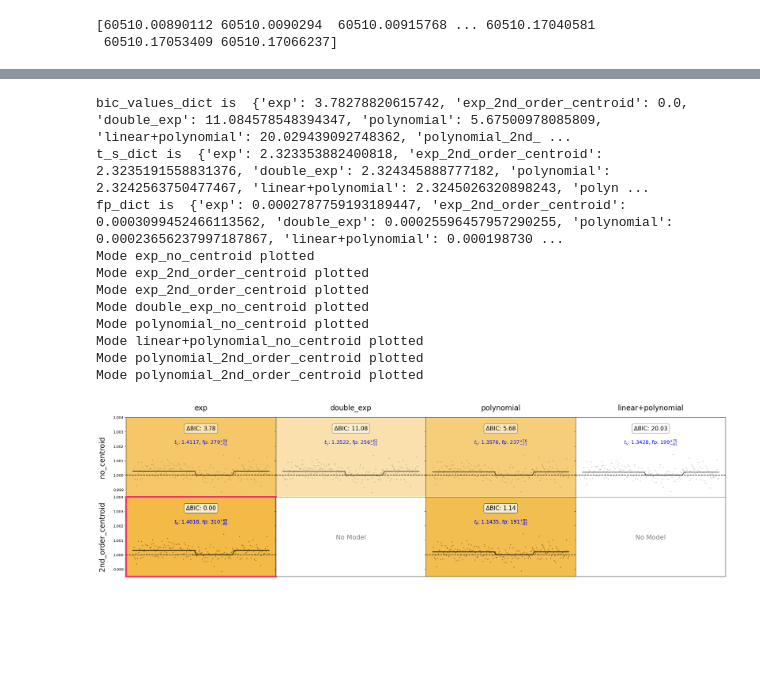
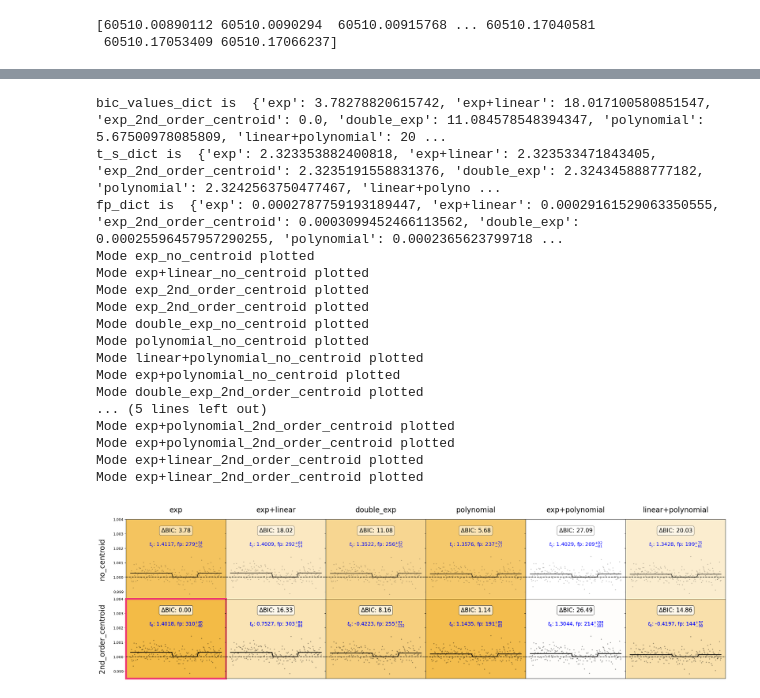
Before and after one commit to arocho11/MIRI_Eclipse_Photometry_Analysis, a Jupyter notebook: make_compare_plot_e3.ipynb, the cells around one changed output, grey strips where cells are left out. Drawn from its saved outputs; the diff is of its cells as text; code cells hidden in the pictures; blank space fills up the shorter version.

```diff
--- a/make_compare_plot_e3.ipynb
+++ b/make_compare_plot_e3.ipynb
@@ -90,7 +90,7 @@ def extract_mcmc_parameters(file_path):
 
 #models = ['linear', 'exp', 'exp+linear', 'exp+polynomial', 'polynomial', 'exp_2nd_order_centroid']
 #models = ['exp', 'polynomial', 'linear+polynomial','polynomial_2nd_order_centroid']
-models = ['exp', 'exp_2nd_order_centroid', 'double_exp', 'polynomial', 'linear+polynomial', 'double_exp_2nd_order_centroid', 'polynomial_2nd_order_centroid']
+models = ['exp', 'exp+linear', 'exp_2nd_order_centroid', 'double_exp', 'polynomial', 'linear+polynomial', 'exp+polynomial', 'double_exp_2nd_order_centroid', 'polynomial_2nd_order_centroid', 'linear+polynomial_2nd_order_centroid', 'exp+polynomial_2nd_order_centroid', 'exp+linear_2nd_order_centroid']
 parameters = {model: [] for model in models}
 
 for model in models:
@@ -107,5 +113,5 @@ polynomial_2nd_order_centroid {'t_s': {'value': 2.327823719724754, 'plus_err': 0
 # %%
-cols = ['exp', 'double_exp', 'polynomial', 'linear+polynomial']
+cols = ['exp', 'exp+linear', 'double_exp', 'polynomial', 'exp+polynomial', 'linear+polynomial']
 rows = ['no_centroid', '2nd_order_centroid'] #'1st_order_centroid',
 minflux = 0.9985
 maxflux = 1.004
@@ -172,6 +178,11 @@ for model in models:
         detec1 = detec_model_poly(centroid_x, centroid_y, c1, c2, c3, c4, c5, c6)
         detec2 = detec_model(time, [t_s, fp, c7, c8, c9, c10, c11, sigF], 'exp+linear')
         detec[model] = detec1*detec2
+    elif model == 'linear+polynomial_2nd_order_centroid':
+        t_s, fp, c1, c2, c3, c4, c5, c6, c7, c8, c9, c10, c11, c12, sigF, RMS, chi2, BIC, RMS2 = [param['value'] for param in parameters['linear+polynomial_2nd_order_centroid'].values()]
+        detec1 = detec_model_poly(centroid_x, centroid_y, c1, c2, c3, c4, c5, c6)
+        detec2 = detec_model(time, [t_s, fp, c7, c8, c9, c10, c11, c12, sigF], 'linear+polynomial')
+        detec[model] = detec1*detec2
     elif model == 'polynomial_2nd_order_centroid':
         t_s, fp, c1, c2, c3, c4, c5, c6, c7, c8, c9, c10, sigF, RMS, chi2, BIC, RMS2 = [param['value'] for param in parameters['polynomial_2nd_order_centroid'].values()]
         detec1 = detec_model_poly(centroid_x, centroid_y, c1, c2, c3, c4, c5, c6)
@@ -181,39 +192,45 @@ for model in models:
         t_s, fp, c1, c2, c3, c4, c5, c6, c7, c8, c9, c10, sigF, RMS, chi2, BIC, RMS2 = [param['value'] for param in parameters['double_exp_2nd_order_centroid'].values()]
         detec1 = detec_model_poly(centroid_x, centroid_y, c1, c2, c3, c4, c5, c6)
         detec2 = detec_model(time, [t_s, fp, c7, c8, c9, c10, sigF], 'double_exp')
         detec[model] = detec1*detec2
 
     astro[model] = transit_model(time, t_s, fp)
     residuals[model] = (aplev / detec[model]) - astro[model]
 
     if 'centroid' in model:
         if model == min_bic_key:
             axes = plot_model(time, aplev, astro[model], detec[model], nbin = 200, axName=model, bic=bic_values_dict[model], t_s=eclipse-t_s_dict[model], fp=[fp_dict[model], fp_errp_dict[model], fp_errm_dict[model]], background_colors=bic_colors_dict[model], min_subplot=True)
             axes2 = plot_model(time, aplev, astro[model], detec[model], nbin = 200, axName=model, bic=bic_values_dict[model], t_s=eclipse-t_s_dict[model], fp=[fp_dict[model], fp_errp_dict[model], fp_errm_dict[model]], background_colors=bic_colors_dict[model], min_subplot=True)
 
         else:
             axes = plot_model(time, aplev, astro[model], detec[model], nbin = 200, axName=model, bic=bic_values_dict[model], t_s=eclipse-t_s_dict[model], fp=[fp_dict[model], fp_errp_dict[model], fp_errm_dict[model]], background_colors=bic_colors_dict[model])
             axes2 = plot_model(time, aplev, astro[model], detec[model], nbin = 200, axName=model, bic=bic_values_dict[model], t_s=eclipse-t_s_dict[model], fp=[fp_dict[model], fp_errp_dict[model], fp_errm_dict[model]], background_colors=bic_colors_dict[model])
     else:
         if model == min_bic_key:
             axes = plot_model(time, aplev, astro[model], detec[model], nbin = 200, axName=model+'_no_centroid', bic=bic_values_dict[model], t_s=eclipse-t_s_dict[model], fp=[fp_dict[model], fp_errp_dict[model], fp_errm_dict[model]], background_colors=bic_colors_dict[model], min_subplot=True)
         else:
             axes = plot_model(time, aplev, astro[model], detec[model], nbin = 200, axName=model+'_no_centroid', bic=bic_values_dict[model], t_s=eclipse-t_s_dict[model], fp=[fp_dict[model], fp_errp_dict[model], fp_errm_dict[model]], background_colors=bic_colors_dict[model])
 
 plt.show()
 # %% [output]
-bic_values_dict is  {'exp': 3.78278820615742, 'exp_2nd_order_centroid': 0.0, 'double_exp': 11.084578548394347, 'polynomial': 5.67500978085809, 'linear+polynomial': 20.029439092748362, 'polynomial_2nd_ ...
-t_s_dict is  {'exp': 2.323353882400818, 'exp_2nd_order_centroid': 2.3235191558831376, 'double_exp': 2.324345888777182, 'polynomial': 2.3242563750477467, 'linear+polynomial': 2.3245026320898243, 'polyn ...
-fp_dict is  {'exp': 0.0002787759193189447, 'exp_2nd_order_centroid': 0.0003099452466113562, 'double_exp': 0.00025596457957290255, 'polynomial': 0.00023656237997187867, 'linear+polynomial': 0.000198730 ...
+bic_values_dict is  {'exp': 3.78278820615742, 'exp+linear': 18.017100580851547, 'exp_2nd_order_centroid': 0.0, 'double_exp': 11.084578548394347, 'polynomial': 5.67500978085809, 'linear+polynomial': 20 ...
+t_s_dict is  {'exp': 2.323353882400818, 'exp+linear': 2.323533471843405, 'exp_2nd_order_centroid': 2.3235191558831376, 'double_exp': 2.324345888777182, 'polynomial': 2.3242563750477467, 'linear+polyno ...
+fp_dict is  {'exp': 0.0002787759193189447, 'exp+linear': 0.00029161529063350555, 'exp_2nd_order_centroid': 0.0003099452466113562, 'double_exp': 0.00025596457957290255, 'polynomial': 0.0002365623799718 ...
 Mode exp_no_centroid plotted
+Mode exp+linear_no_centroid plotted
 Mode exp_2nd_order_centroid plotted
 Mode exp_2nd_order_centroid plotted
 Mode double_exp_no_centroid plotted
 Mode polynomial_no_centroid plotted
 Mode linear+polynomial_no_centroid plotted
-Mode polynomial_2nd_order_centroid plotted
-Mode polynomial_2nd_order_centroid plotted
+Mode exp+polynomial_no_centroid plotted
+Mode double_exp_2nd_order_centroid plotted
+... (5 lines left out)
+Mode exp+polynomial_2nd_order_centroid plotted
+Mode exp+polynomial_2nd_order_centroid plotted
+Mode exp+linear_2nd_order_centroid plotted
+Mode exp+linear_2nd_order_centroid plotted
-[figure, old version]
+[figure, new version]
 # %%
 fig, subplot_dict = create_subplot_names(rows, cols)
 mode_list = list(subplot_dict.keys())
```
Also changed, not shown: parts of 2 cells of this notebook, 13 other files.
